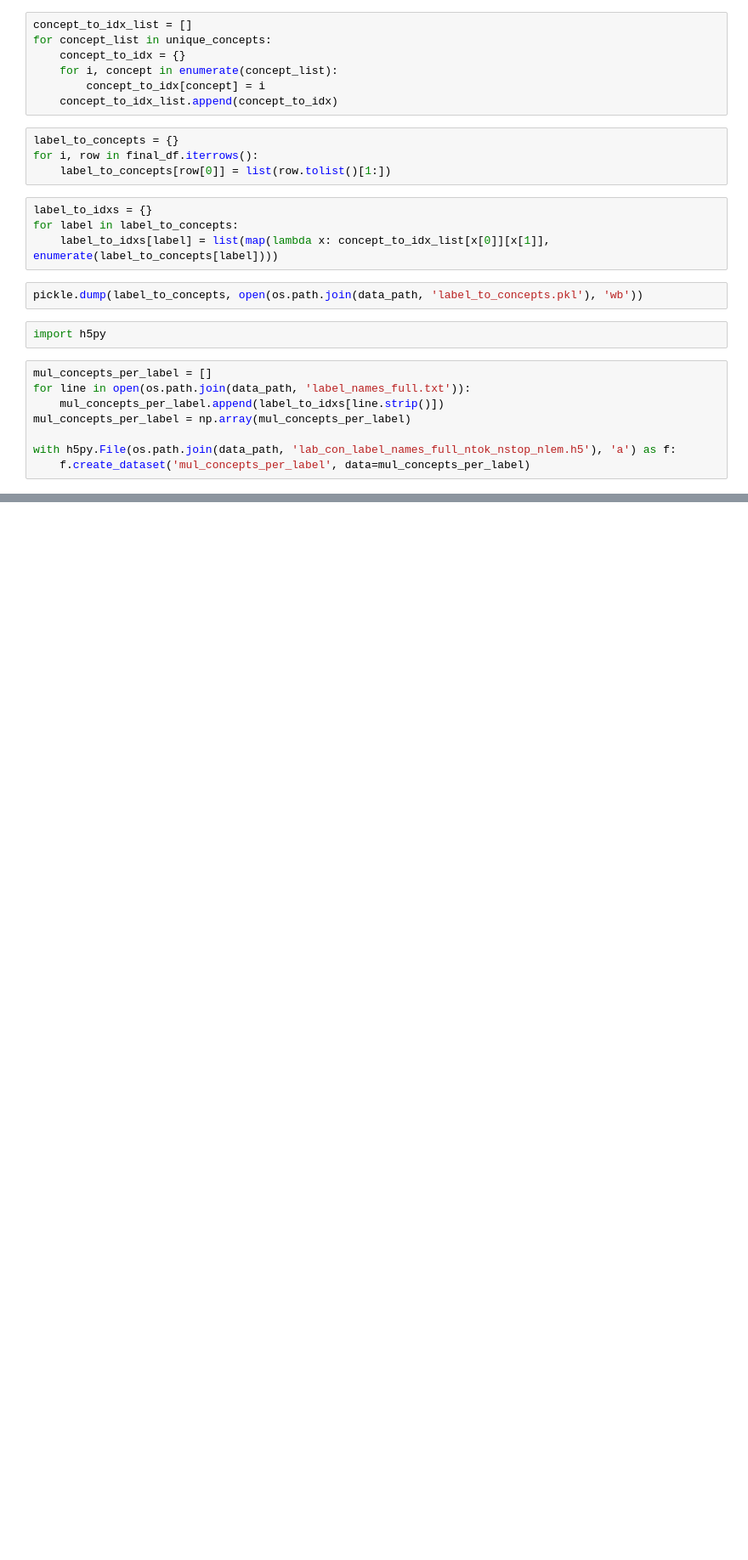
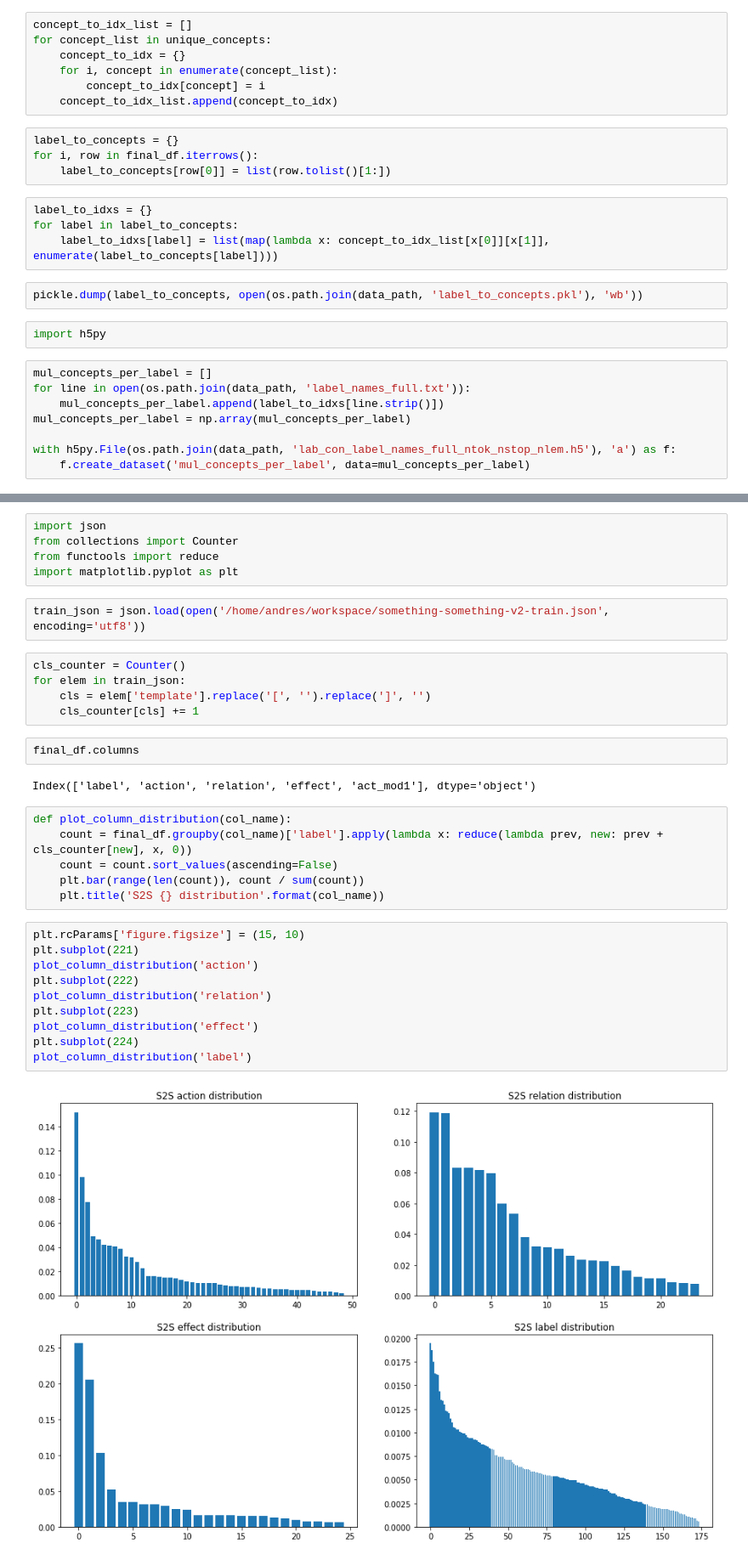
Before and after one commit to andresespinosapc/pytorch-mac-network, a Jupyter notebook: code/notebooks/concept_division.ipynb, the cells around one changed output, grey strips where cells are left out. Shown at 85% size. Saved outputs shown, nothing was run; the diff lists cells and outputs as text; blank space fills up the shorter version.

Commit message:
Add class distribution to concept_division notebook

```diff
--- a/code/notebooks/concept_division.ipynb
+++ b/code/notebooks/concept_division.ipynb
@@ -115,0 +118,34 @@ with h5py.File(os.path.join(data_path, 'lab_con_label_names_full_ntok_nstop_nlem
+# %%
+import json
+from collections import Counter
+from functools import reduce
+import matplotlib.pyplot as plt
+# %%
+train_json = json.load(open('/home/andres/workspace/something-something-v2-train.json', encoding='utf8'))
+# %%
+cls_counter = Counter()
+for elem in train_json:
+    cls = elem['template'].replace('[', '').replace(']', '')
+    cls_counter[cls] += 1
+# %%
+final_df.columns
+# %% [output]
+Index(['label', 'action', 'relation', 'effect', 'act_mod1'], dtype='object')
+# %%
+def plot_column_distribution(col_name):
+    count = final_df.groupby(col_name)['label'].apply(lambda x: reduce(lambda prev, new: prev + cls_counter[new], x, 0))
+    count = count.sort_values(ascending=False)
+    plt.bar(range(len(count)), count / sum(count))
+    plt.title('S2S {} distribution'.format(col_name))
+# %%
+plt.rcParams['figure.figsize'] = (15, 10)
+plt.subplot(221)
+plot_column_distribution('action')
+plt.subplot(222)
+plot_column_distribution('relation')
+plt.subplot(223)
+plot_column_distribution('effect')
+plt.subplot(224)
+plot_column_distribution('label')
+# %% [output]
+[figure, added]
```
Also changed, not shown: parts of 1 cell of this notebook.
